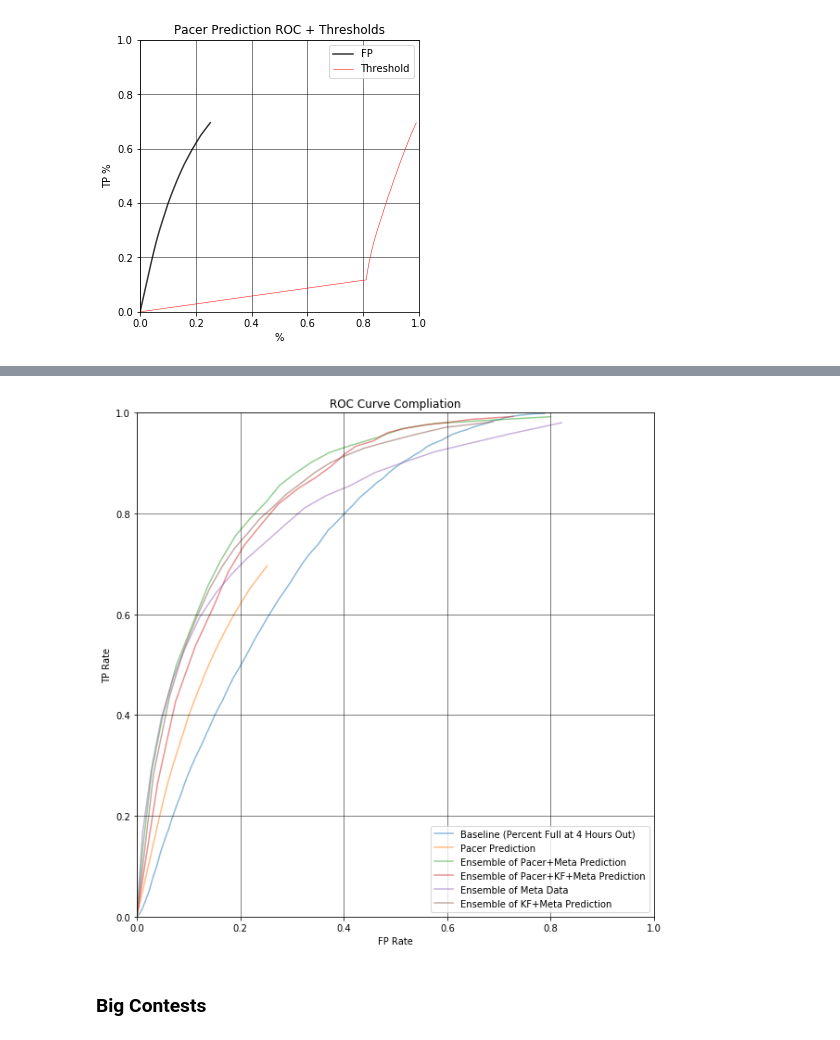
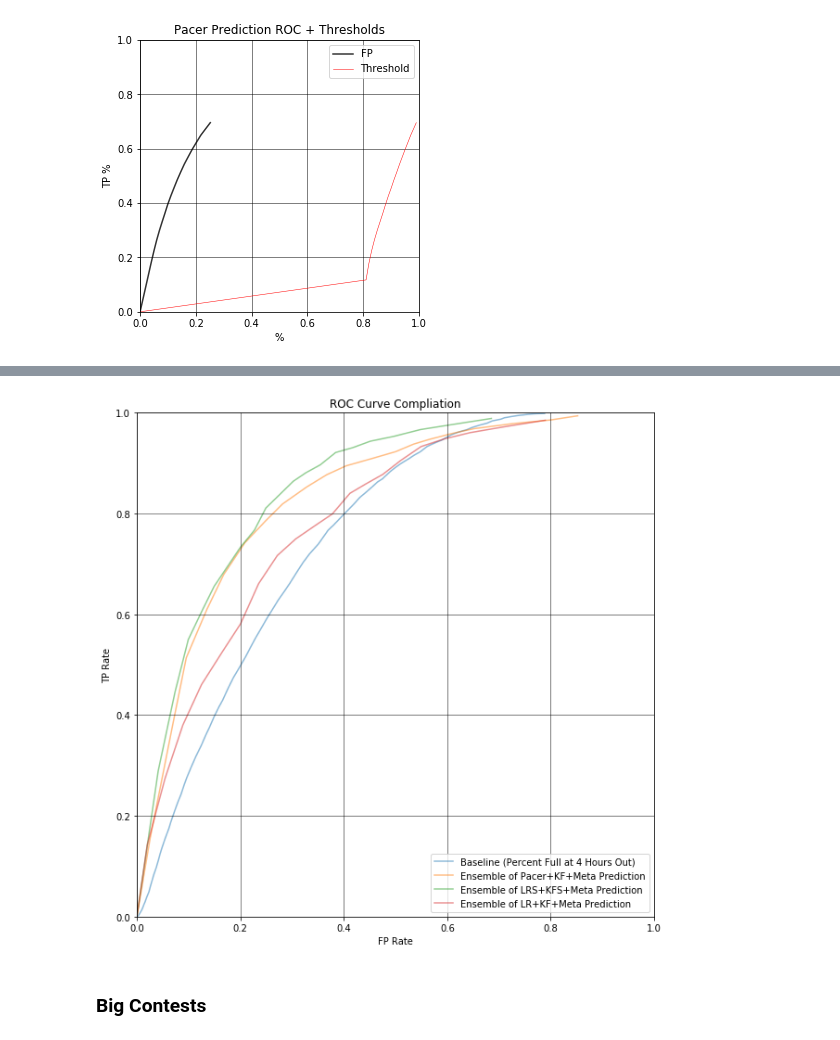
Before and after one commit to WPI-Draftkings-MQP/dkNotebook, a Jupyter notebook: [+] ROC Curves.ipynb, the cells around one changed output, grey strips where cells are left out. Saved outputs shown, nothing was run; the diff lists cells and outputs as text; code cells hidden in the pictures.

```diff
--- a/[+] ROC Curves.ipynb
+++ b/[+] ROC Curves.ipynb
@@ -448,7 +446,7 @@ plotRocs([pacerRate, kfAvgRate])
 # %%
-plotRocs([baselineRates, pacerRate, pEnsembleRates, fpEnsembleRates, metaEnsembleRates, kfMetaEnsembleRates])
+plotRocs([baselineRates, fpEnsembleRates, lrkfsMetaEnsembleRates, lrkfMetaEnsembleRates])
 # %% [output]
-[figure, old version]
+[figure, new version]
 # %% [markdown]
 ### Big Contests
 # %%
```
Also changed, not shown: parts of 9 cells of this notebook, 2 other files.
